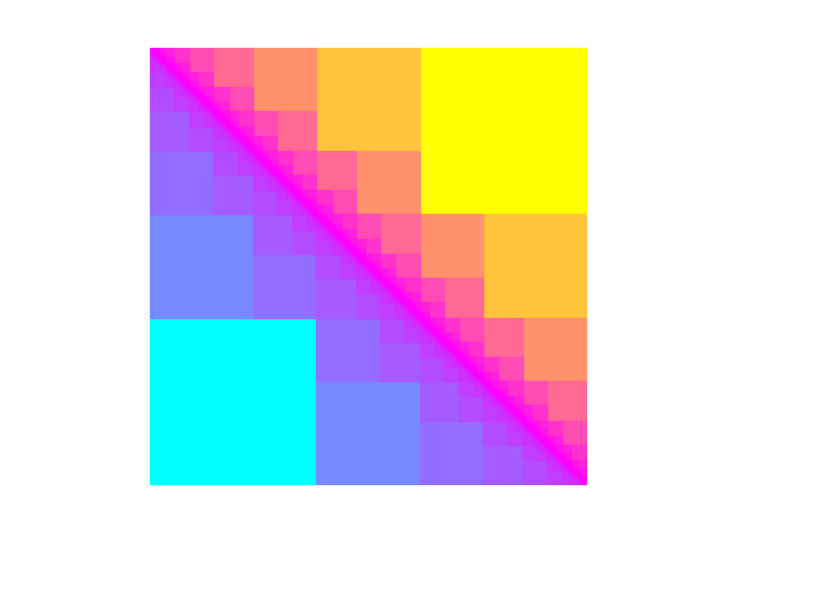
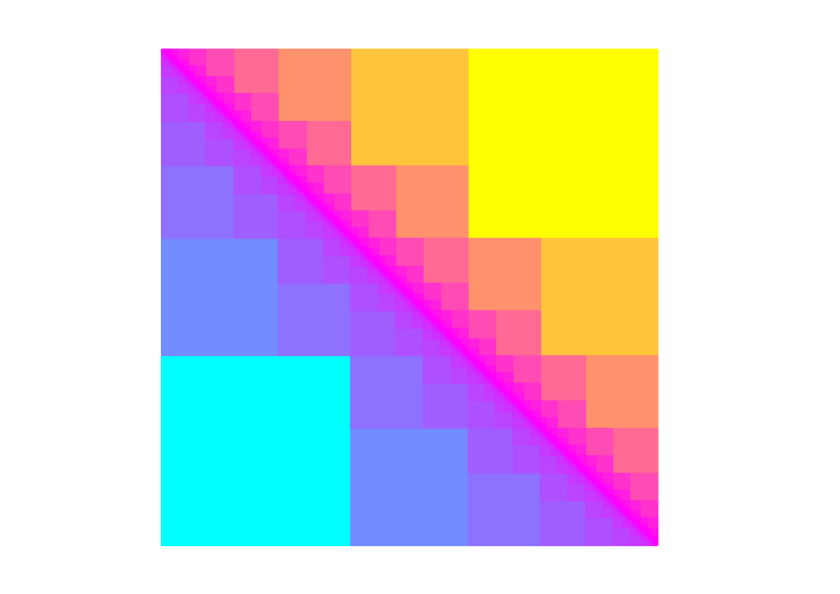
Before and after one commit to Jim-Pearson/Jim-Pearson.github.io, a Jupyter notebook: GoldenSquareFractal.ipynb, the cells around one changed output. Cells and saved outputs as stored; diff of their text form; code cells hidden in the pictures; blank space fills up the shorter version.

Commit message:
Added explanation to Golden Square Fractal + a few minor edits on other pages.

```diff
--- a/GoldenSquareFractal.ipynb
+++ b/GoldenSquareFractal.ipynb
@@ -7,55 +7,73 @@ For now I'll leave it to you the reader to wrap (or warp) you mind around this.
 # %%
+'''
+Creates a fractal image using psi, the reciprocal of phi. i.e. phi = (1+sqrt(5))/2 and psi = 2/(1+sqrt(5)) = (sqrt(5)-1)/2.
+The code operates in iterations. The nth iteration produces squares with side length psi^n. The squares are arranged in such
+a way that they fill in a phi x phi square. The squares are colored in a way I thought looked interesting.
+'''
+
 import matplotlib.pyplot as plt
 import matplotlib
 import matplotlib.patches as mpatches
 from itertools import chain, combinations
+import numpy as np
+
+
+def powerset(s):
+# Returns the powerset of s. I cheated a little; s doesn't need to be a set. The output is a list, not a set, and
+# The elements of the output "set" are tuples rather than sets.
+    return list(chain.from_iterable(combinations(s, r) for r in range(len(s)+1)))
+
+def CreatePlot(fig, ax, colors, colors2, depth, SECOND_HALF):
+    phi = (5**.5 + 1)/2 # Golden ratio
+    psi = 1/phi
+    sideLength = 1
+    for i in range(0, depth): # for iteration i
+        sideLength *= psi
+        powers = range(1, i + 1) # powers of psi
+        psiPowers = set([psi ** p for p in powers])
+
+    #    coords = set() # lower-left coordinate of squares for this iteration
+    #    for tupl in powerset(psiPowers): # fill the coords set
+    #        x = sum(tupl)
+    #        y = sum(psiPowers - set(tupl))
+    #        coords.add((x, y))
+
+        # This line implements in one line the commented five code lines above.
+        coords = set([(sum(tupl), sum(psiPowers - set(tupl))) for tupl in powerset(psiPowers)])
+        # The coords set contains the lower-left coordinate of each square of the ith iteration. I made it a set to eliminate
+        # duplicate coordinates, of which there will be a large number.
+
+        for coord in coords:
+            square = mpatches.Rectangle(coord, sideLength, sideLength, color = colors((i/(depth))**(.3)))
+            ax.add_patch(square)
+            if SECOND_HALF: # The first half of the image is a right triangle with its right angle at the lower-left.
+                            # The code below reflects the triangle towards the upper-right to form the second half of a square.
+                            # The second half is colored differently for interest.
+                # Elementwise subtraction of each coordinate pair from (phi, phi) to reflect the triangle
+                # using map() + lambda.
+                coord2 = tuple(map(lambda i, j: i - j, (phi, phi), coord))
+                # The result of the subtraction is the upper-right corner location of the squares in the second half.
+                square = mpatches.Rectangle(coord2, -sideLength, -sideLength, color = colors2((1-i/(depth-1))**(10/3)))
+                ax.add_patch(square)
 
 SAVE = False
 SECOND_HALF = True
-
-def powerset(s):
-# Returns the powerset of s. s doesn't need to be a set. I cheated a little; The output is a list, not a set, and
-# The elements of the output set are tuples rather than sets.
-    return list(chain.from_iterable(combinations(s, r) for r in range(len(s)+1)))
-
-depth = 14
-phi = (5**.5 + 1)/2 # Golden ratio
-psi = 1/phi
-sideLength = 1
-
-
-
+depth = 14  # 14 iterations is enough. The image doesn't change in further iterations.
 # start building the plot
 fig = plt.figure()
-ax = plt.axes([0,0,1,1])
-colors = plt.get_cmap("cool")
-colors2 = plt.get_cmap("spring")
+phi = (5**.5 + 1)/2 # Golden ratio
+ax = plt.axes([0,0,phi,phi])
+colors = plt.get_cmap("cool") # Color palate for the lower-left half of the square.
+colors2 = plt.get_cmap("spring") # Color palate for the upper-right half.
 
-for i in range(0, depth): # for iteration i
-    sideLength *= psi
-    powers = range(1, i + 1) # powers of psi
-    psiPowers = set([psi ** p for p in powers])
-    coords = set() # lower-left coordinate of squares for this iteration
-    for tupl in powerset(psiPowers): # fill the coords set
-        x = sum(tupl)
-        y = sum(psiPowers - set(tupl))
-        coords.add((x, y))
-    for coord in coords:
-        square = mpatches.Rectangle(coord, sideLength, sideLength, color = colors((i/(depth-1))**(.3)))
-        ax.add_patch(square)
-        if SECOND_HALF:
-            # Subtraction of tuples
-            # using map() + lambda
-            coord2 = tuple(map(lambda i, j: i - j, (phi, phi), coord))
-            square = mpatches.Rectangle(coord2, -sideLength, -sideLength, color = colors2((1-i/(depth-1))**(10/3)))
-            ax.add_patch(square)
+CreatePlot(fig, ax, colors, colors2, depth, SECOND_HALF)
 
 ax.set_xticks([]); ax.set_yticks([]) # suppress display of axes
-plt.axis('equal')
-plt.axis('off')
+plt.axis('equal') # adjust horizontal/vertical scales so the image renders as a square
+plt.axis('off') # suppress border display
 
 if SAVE:
     plt.savefig('square.png', bbox_inches='tight', transparent=True, pad_inches=0)
 plt.show()
 # %% [output]
-[figure, old version]
+[figure, new version]
```
Also changed, not shown: parts of 10 cells of this notebook, 38 other files.
